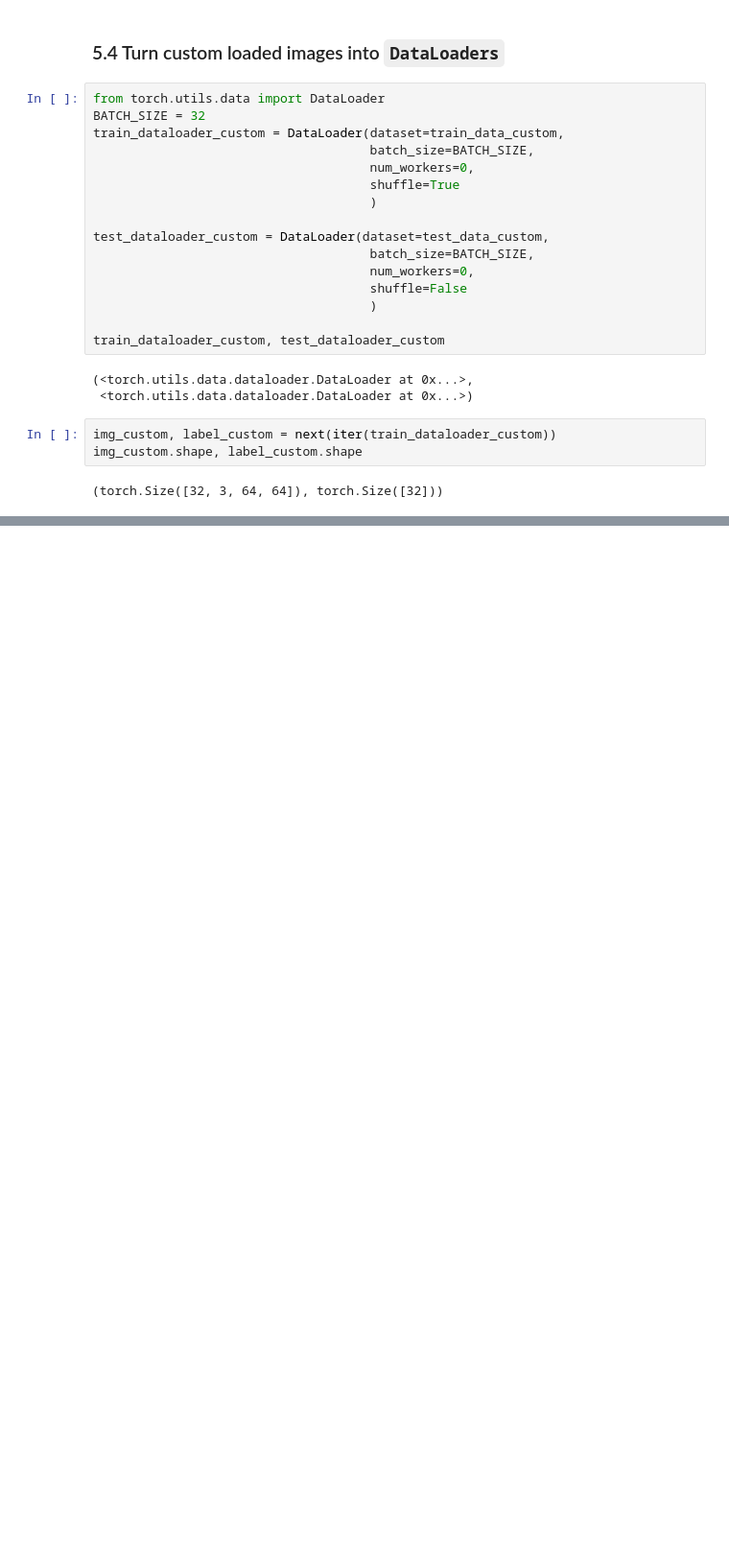
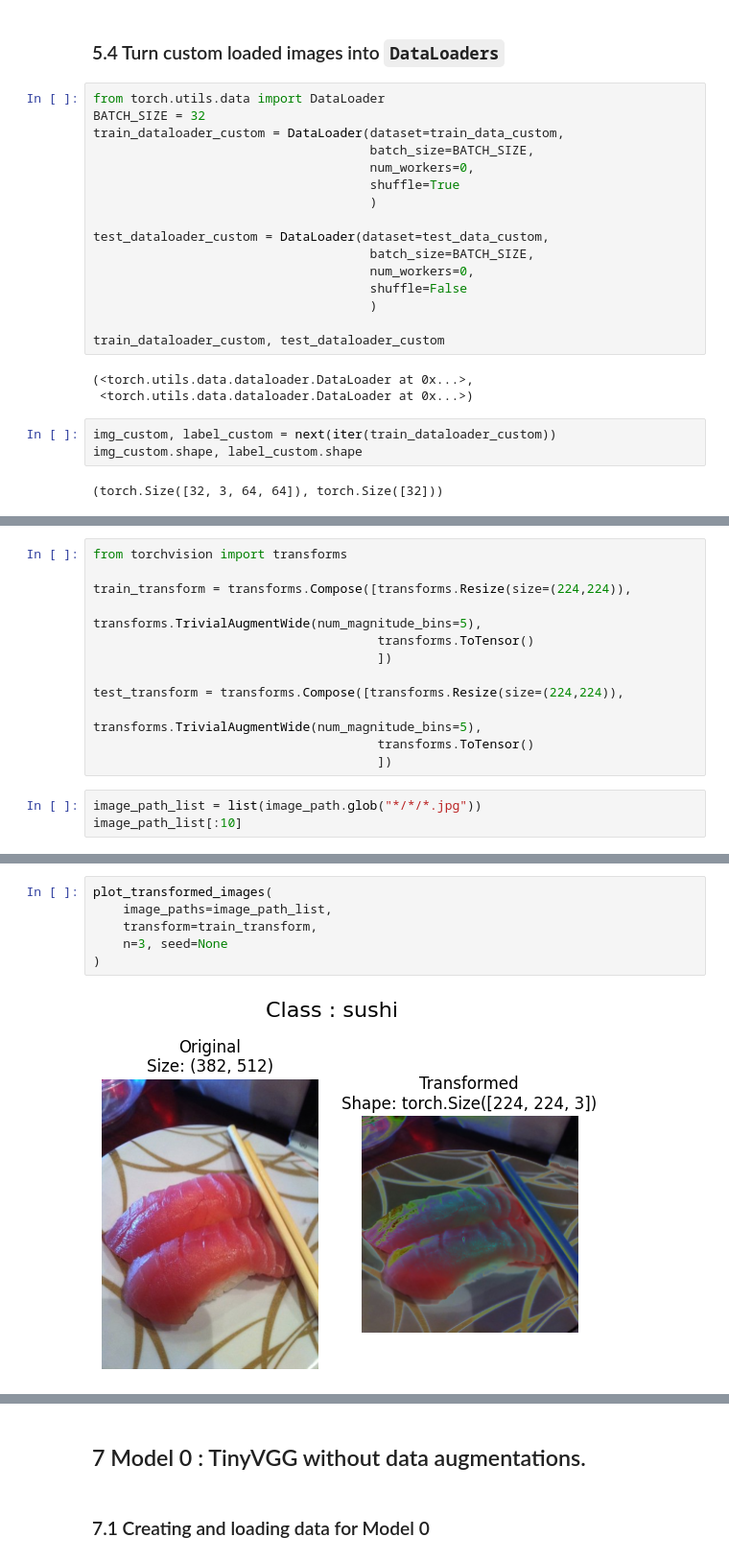
Before and after one commit to toheedakhtar/pytorch-deeplearning, a Jupyter notebook: notebooks/04_custom_dataset.ipynb, the cells around one changed output, grey strips where cells are left out. Shown at 96% size. Drawn from its saved outputs; the diff is of its cells as text; blank space fills up the shorter version.

```diff
--- a/notebooks/04_custom_dataset.ipynb
+++ b/notebooks/04_custom_dataset.ipynb
@@ -594,0 +602,15 @@ img_custom.shape, label_custom.shape
+# %%
+from torchvision import transforms
+
+train_transform = transforms.Compose([transforms.Resize(size=(224,224)),
+                                      transforms.TrivialAugmentWide(num_magnitude_bins=5),
+                                      transforms.ToTensor()
+                                      ])
+
+test_transform = transforms.Compose([transforms.Resize(size=(224,224)),
+                                      transforms.TrivialAugmentWide(num_magnitude_bins=5),
+                                      transforms.ToTensor()
+                                      ])
+# %%
+image_path_list = list(image_path.glob("*/*/*.jpg"))
+image_path_list[:10]
@@ -594,0 +628,8 @@ img_custom.shape, label_custom.shape
+# %%
+plot_transformed_images(
+    image_paths=image_path_list,
+    transform=train_transform,
+    n=3, seed=None
+)
+# %% [output]
+[figure, added]
@@ -594,0 +638,4 @@ img_custom.shape, label_custom.shape
+# %% [markdown]
+## 7 Model 0 : TinyVGG without data augmentations.
+# %% [markdown]
+### 7.1 Creating and loading data for Model 0
```
Also changed, not shown: parts of 72 cells of this notebook.
